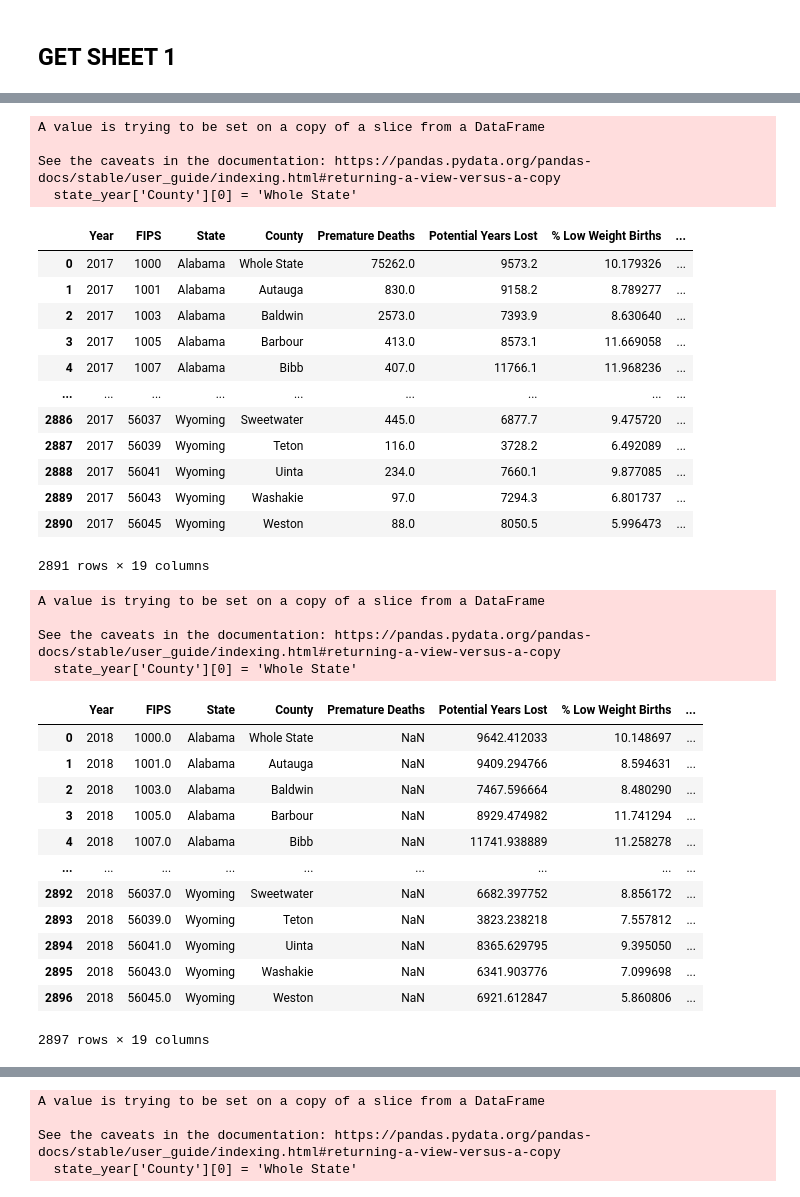
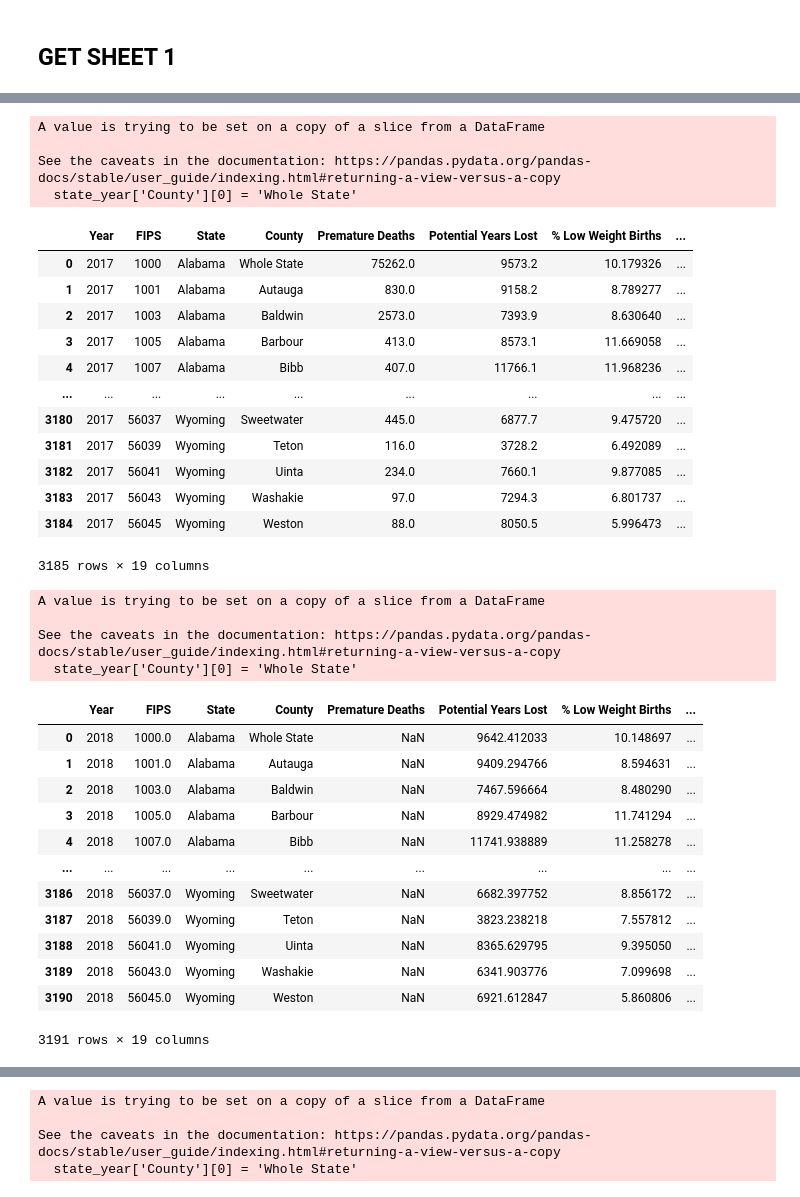
Before and after one commit to rhiannz/drugs, a Jupyter notebook: Data/Features/County_Health_Rankings_Raw_Data/scrapeload_countyhealth.ipynb, the cells around one changed output, grey strips where cells are left out. Drawn from its saved outputs; the diff is of its cells as text; code cells hidden in the pictures.

```diff
--- a/Data/Features/County_Health_Rankings_Raw_Data/scrapeload_countyhealth.ipynb
+++ b/Data/Features/County_Health_Rankings_Raw_Data/scrapeload_countyhealth.ipynb
@@ -276,8 +241,9 @@ health2013
 # %%
 #### READ IN 2014 ####
 states_full = ['Alabama', 'Alaska', 'Arizona', 'Arkansas', 'California', 'Colorado', 'Connecticut',
-               'Delaware', 'District of Columbia', 'Florida', 'Georgia', 'Hawaii',
-               'Idaho', 'Kansas', 'Kentucky', 'Louisiana', 'Maine', 'Maryland',
+               'Delaware', 'Florida', 'Georgia', 'Hawaii',
+               'Idaho', 'Illinois', 'Indiana', 'Iowa',
+               'Kansas', 'Kentucky', 'Louisiana', 'Maine', 'Maryland',
                'Massachusetts', 'Michigan', 'Minnesota', 'Mississippi', 'Missouri',
                'Montana', 'Nebraska', 'Nevada', 'New Hampshire', 'New Jersey',
                'New Mexico', 'New York', 'North Carolina', 'North Dakota', 'Ohio',
@@ -340,8 +306,9 @@ health2014
 # %%
 #### READ IN 2015 ####
 states_full = ['Alabama', 'Alaska', 'Arizona', 'Arkansas', 'California', 'Colorado', 'Connecticut',
-               'Delaware', 'District of Columbia', 'Florida', 'Georgia', 'Hawaii',
-               'Idaho', 'Kansas', 'Kentucky', 'Louisiana', 'Maine', 'Maryland',
+               'Delaware', 'Florida', 'Georgia', 'Hawaii',
+               'Idaho', 'Illinois', 'Indiana', 'Iowa',
+               'Kansas', 'Kentucky', 'Louisiana', 'Maine', 'Maryland',
                'Massachusetts', 'Michigan', 'Minnesota', 'Mississippi', 'Missouri',
                'Montana', 'Nebraska', 'Nevada', 'New Hampshire', 'New Jersey',
                'New Mexico', 'New York', 'North Carolina', 'North Dakota', 'Ohio',
@@ -401,8 +368,9 @@ health2015
 # %%
 #### READ IN 2016 ####
 states_full = ['Alabama', 'Alaska', 'Arizona', 'Arkansas', 'California', 'Colorado', 'Connecticut',
-               'Delaware', 'District of Columbia', 'Florida', 'Georgia', 'Hawaii',
-               'Idaho', 'Kansas', 'Kentucky', 'Louisiana', 'Maine', 'Maryland',
+               'Delaware', 'Florida', 'Georgia', 'Hawaii',
+               'Idaho', 'Illinois', 'Indiana', 'Iowa',
+               'Kansas', 'Kentucky', 'Louisiana', 'Maine', 'Maryland',
                'Massachusetts', 'Michigan', 'Minnesota', 'Mississippi', 'Missouri',
                'Montana', 'Nebraska', 'Nevada', 'New Hampshire', 'New Jersey',
                'New Mexico', 'New York', 'North Carolina', 'North Dakota', 'Ohio',
@@ -462,8 +430,9 @@ health2016
 # %%
 #### READ IN 2017 ####
 states_full = ['Alabama', 'Alaska', 'Arizona', 'Arkansas', 'California', 'Colorado', 'Connecticut',
-               'Delaware', 'District of Columbia', 'Florida', 'Georgia', 'Hawaii',
-               'Idaho', 'Kansas', 'Kentucky', 'Louisiana', 'Maine', 'Maryland',
+               'Delaware', 'Florida', 'Georgia', 'Hawaii',
+               'Idaho', 'Illinois', 'Indiana', 'Iowa',
+               'Kansas', 'Kentucky', 'Louisiana', 'Maine', 'Maryland',
                'Massachusetts', 'Michigan', 'Minnesota', 'Mississippi', 'Missouri',
                'Montana', 'Nebraska', 'Nevada', 'New Hampshire', 'New Jersey',
                'New Mexico', 'New York', 'North Carolina', 'North Dakota', 'Ohio',
@@ -491,44 +460,45 @@ for i in states_full:
                           'Potential Years Lost', '% Low Weight Births',
                           '% Smokers', '% Adults Obsese', '% Excessive Drinking',
                           'Vehicle Crash Death Rate', 'Teen Birth Rate', '% Uninsured',
                           'PrimCarePhys per 100k', 'HS Grad Rate', '% College Edu',
                           '% Children in Poverty',
                           '% 1PHH', 'Violent Crime Rate']
 
     state_year = state_year.dropna(axis = 0, how ='all') # drop rows where all values are missing
 
     state_year.insert(0, "Year", 2017) # add the year
 
     # Label total County value
     state_year['County'][0] = 'Whole State'
 
     # append each year's spatial df to the ones we already made
     health2017 = pd.concat([health2017, state_year]).reset_index(drop=True)
 
 health2017
 # %% [output]
 A value is trying to be set on a copy of a slice from a DataFrame
 
 See the caveats in the documentation: https://pandas.pydata.org/pandas-docs/stable/user_guide/indexing.html#returning-a-view-versus-a-copy
   state_year['County'][0] = 'Whole State'
 |  | Year | FIPS | State | County | Premature Deaths | Potential Years Lost | % Low Weight Births | ... |
 | 0 | 2017 | 1000 | Alabama | Whole State | 75262.0 | 9573.2 | 10.179326 | ... |
 | 1 | 2017 | 1001 | Alabama | Autauga | 830.0 | 9158.2 | 8.789277 | ... |
 | 2 | 2017 | 1003 | Alabama | Baldwin | 2573.0 | 7393.9 | 8.630640 | ... |
 | 3 | 2017 | 1005 | Alabama | Barbour | 413.0 | 8573.1 | 11.669058 | ... |
 | 4 | 2017 | 1007 | Alabama | Bibb | 407.0 | 11766.1 | 11.968236 | ... |
 | ... | ... | ... | ... | ... | ... | ... | ... | ... |
-| 2886 | 2017 | 56037 | Wyoming | Sweetwater | 445.0 | 6877.7 | 9.475720 | ... |
-| 2887 | 2017 | 56039 | Wyoming | Teton | 116.0 | 3728.2 | 6.492089 | ... |
-| 2888 | 2017 | 56041 | Wyoming | Uinta | 234.0 | 7660.1 | 9.877085 | ... |
-| 2889 | 2017 | 56043 | Wyoming | Washakie | 97.0 | 7294.3 | 6.801737 | ... |
-| 2890 | 2017 | 56045 | Wyoming | Weston | 88.0 | 8050.5 | 5.996473 | ... |
+| 3180 | 2017 | 56037 | Wyoming | Sweetwater | 445.0 | 6877.7 | 9.475720 | ... |
+| 3181 | 2017 | 56039 | Wyoming | Teton | 116.0 | 3728.2 | 6.492089 | ... |
+| 3182 | 2017 | 56041 | Wyoming | Uinta | 234.0 | 7660.1 | 9.877085 | ... |
+| 3183 | 2017 | 56043 | Wyoming | Washakie | 97.0 | 7294.3 | 6.801737 | ... |
+| 3184 | 2017 | 56045 | Wyoming | Weston | 88.0 | 8050.5 | 5.996473 | ... |
-2891 rows × 19 columns
+3185 rows × 19 columns
 # %%
 #### READ IN 2018 ####
 states_full = ['Alabama', 'Alaska', 'Arizona', 'Arkansas', 'California', 'Colorado', 'Connecticut',
-               'Delaware', 'District of Columbia', 'Florida', 'Georgia', 'Hawaii',
-               'Idaho', 'Kansas', 'Kentucky', 'Louisiana', 'Maine', 'Maryland',
+               'Delaware', 'Florida', 'Georgia', 'Hawaii',
+               'Idaho', 'Illinois', 'Indiana', 'Iowa',
+               'Kansas', 'Kentucky', 'Louisiana', 'Maine', 'Maryland',
                'Massachusetts', 'Michigan', 'Minnesota', 'Mississippi', 'Missouri',
                'Montana', 'Nebraska', 'Nevada', 'New Hampshire', 'New Jersey',
                'New Mexico', 'New York', 'North Carolina', 'North Dakota', 'Ohio',
@@ -584,12 +554,12 @@ See the caveats in the documentation: https://pandas.pydata.org/pandas-docs/stab
 | 3 | 2018 | 1005.0 | Alabama | Barbour | NaN | 8929.474982 | 11.741294 | ... |
 | 4 | 2018 | 1007.0 | Alabama | Bibb | NaN | 11741.938889 | 11.258278 | ... |
 | ... | ... | ... | ... | ... | ... | ... | ... | ... |
-| 2892 | 2018 | 56037.0 | Wyoming | Sweetwater | NaN | 6682.397752 | 8.856172 | ... |
-| 2893 | 2018 | 56039.0 | Wyoming | Teton | NaN | 3823.238218 | 7.557812 | ... |
-| 2894 | 2018 | 56041.0 | Wyoming | Uinta | NaN | 8365.629795 | 9.395050 | ... |
-| 2895 | 2018 | 56043.0 | Wyoming | Washakie | NaN | 6341.903776 | 7.099698 | ... |
-| 2896 | 2018 | 56045.0 | Wyoming | Weston | NaN | 6921.612847 | 5.860806 | ... |
+| 3186 | 2018 | 56037.0 | Wyoming | Sweetwater | NaN | 6682.397752 | 8.856172 | ... |
+| 3187 | 2018 | 56039.0 | Wyoming | Teton | NaN | 3823.238218 | 7.557812 | ... |
+| 3188 | 2018 | 56041.0 | Wyoming | Uinta | NaN | 8365.629795 | 9.395050 | ... |
+| 3189 | 2018 | 56043.0 | Wyoming | Washakie | NaN | 6341.903776 | 7.099698 | ... |
+| 3190 | 2018 | 56045.0 | Wyoming | Weston | NaN | 6921.612847 | 5.860806 | ... |
-2897 rows × 19 columns
+3191 rows × 19 columns
 # %%
 #### READ IN 2019 ####
 states_full = ['Alabama', 'Alaska', 'Arizona', 'Arkansas', 'California', 'Colorado', 'Connecticut',
```
Also changed, not shown: parts of 29 cells of this notebook, 7 other files.
